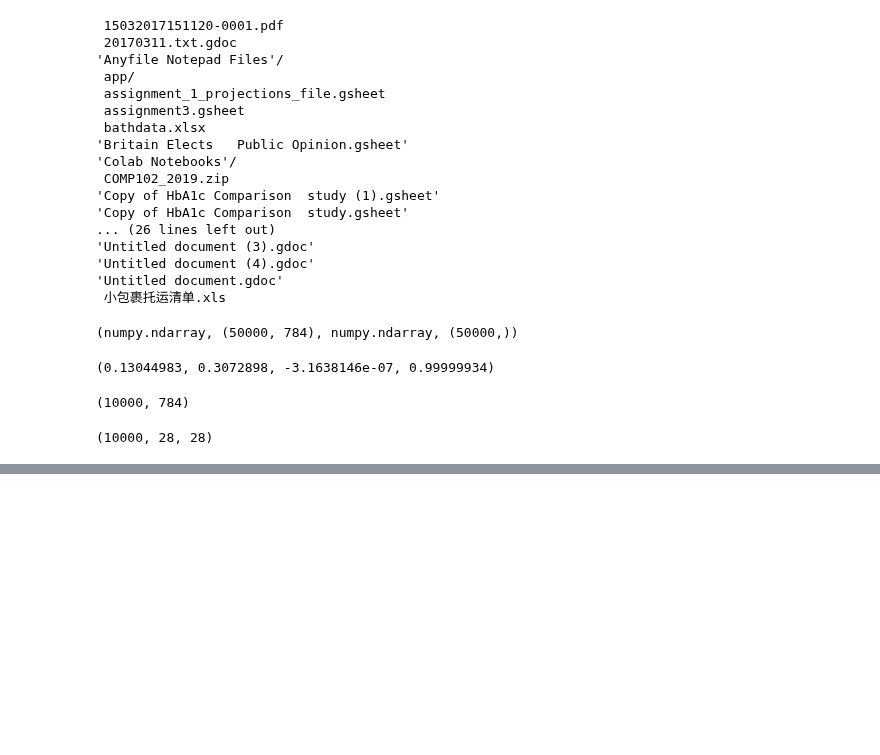
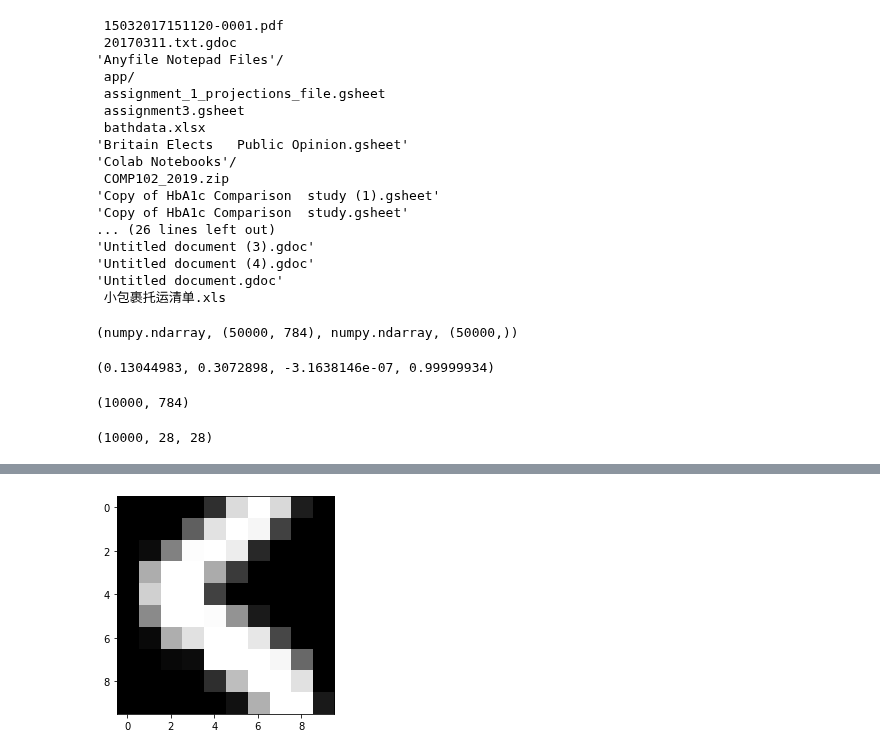
Before and after one commit to wdon021/From_Colab, a Jupyter notebook: SGD.ipynb, the cells around one changed output, grey strips where cells are left out. Cells and saved outputs as stored; diff of their text form; code cells hidden in the pictures; blank space fills up the shorter version.

```diff
--- a/SGD.ipynb
+++ b/SGD.ipynb
@@ -143,0 +185,4 @@ show(x_imgs[0], )
+# %%
+show(x_imgs[0, 10:20, 10:20])
+# %% [output]
+[figure, added]
```
Also changed, not shown: parts of 12 cells of this notebook.
